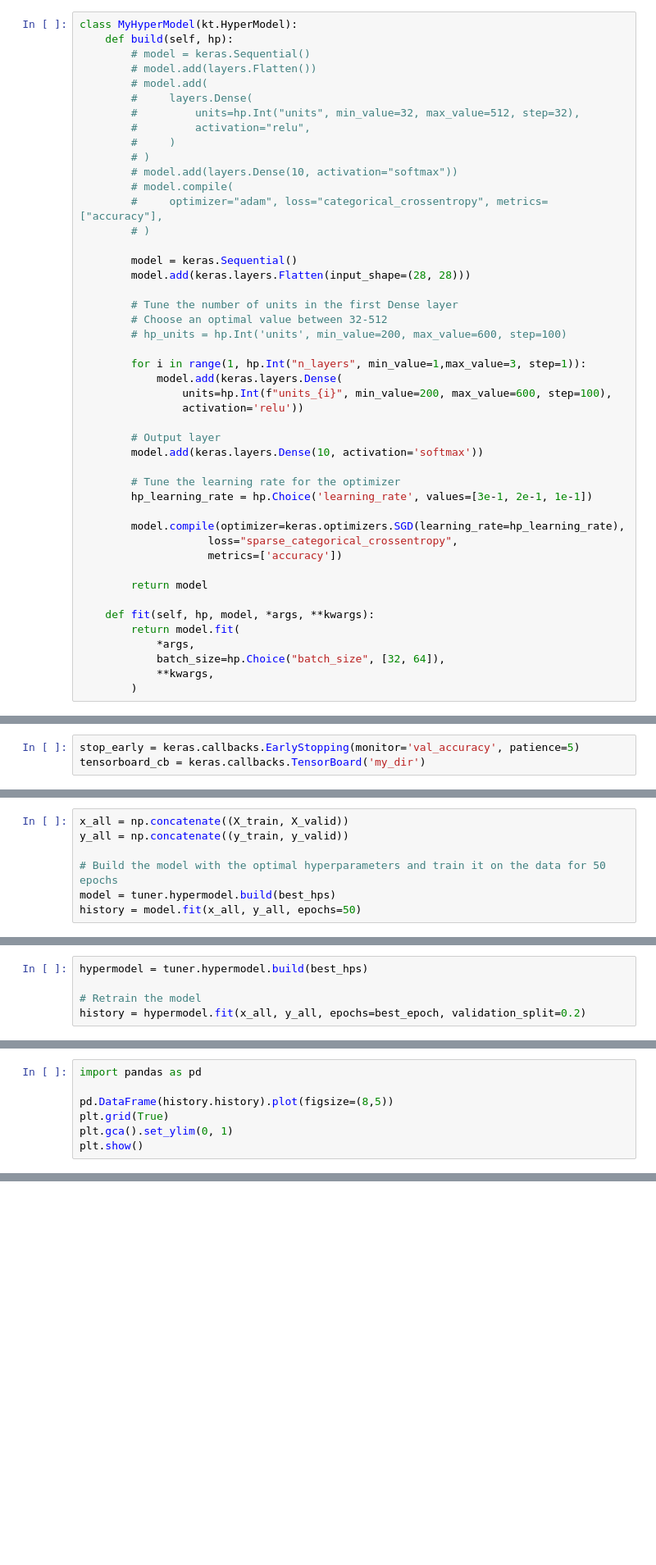
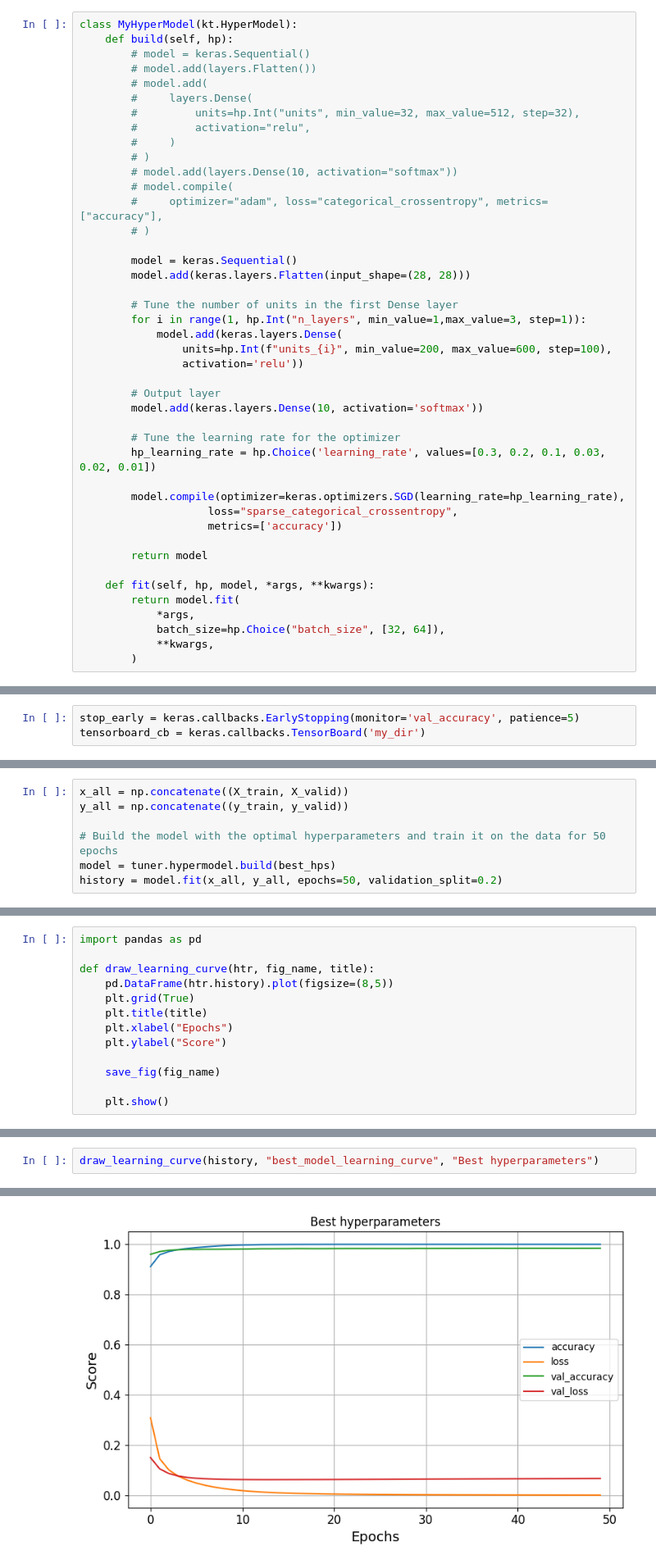
Before and after one commit to nhv96/iai600_assignment_7, a Jupyter notebook: assignment_7_hypertune.ipynb, the cells around one changed output, grey strips where cells are left out. Shown at 82% size. Saved outputs shown, nothing was run; the diff lists cells and outputs as text; blank space fills up the shorter version.

```diff
--- a/assignment_7_hypertune.ipynb
+++ b/assignment_7_hypertune.ipynb
@@ -95,9 +88,6 @@ class MyHyperModel(kt.HyperModel):
         model.add(keras.layers.Flatten(input_shape=(28, 28)))
 
         # Tune the number of units in the first Dense layer
-        # Choose an optimal value between 32-512
-        # hp_units = hp.Int('units', min_value=200, max_value=600, step=100)
-
         for i in range(1, hp.Int("n_layers", min_value=1,max_value=3, step=1)):
             model.add(keras.layers.Dense(
                 units=hp.Int(f"units_{i}", min_value=200, max_value=600, step=100),
@@ -107,7 +97,7 @@ class MyHyperModel(kt.HyperModel):
         model.add(keras.layers.Dense(10, activation='softmax'))
 
         # Tune the learning rate for the optimizer
-        hp_learning_rate = hp.Choice('learning_rate', values=[3e-1, 2e-1, 1e-1])
+        hp_learning_rate = hp.Choice('learning_rate', values=[0.3, 0.2, 0.1, 0.03, 0.02, 0.01])
 
         model.compile(optimizer=keras.optimizers.SGD(learning_rate=hp_learning_rate),
                     loss="sparse_categorical_crossentropy",
@@ -226,6 +203,6 @@ y_all = np.concatenate((y_train, y_valid))
 
 # Build the model with the optimal hyperparameters and train it on the data for 50 epochs
 model = tuner.hypermodel.build(best_hps)
-history = model.fit(x_all, y_all, epochs=50)
+history = model.fit(x_all, y_all, epochs=50, validation_split=0.2)
 # %% [output]
 Epoch 1/50
@@ -254,5 +224,0 @@ Best epoch: 18
-# %%
-hypermodel = tuner.hypermodel.build(best_hps)
-
-# Retrain the model
-history = hypermodel.fit(x_all, y_all, epochs=best_epoch, validation_split=0.2)
@@ -277,7 +225,13 @@ Epoch 18/18
 # %%
 import pandas as pd
 
-pd.DataFrame(history.history).plot(figsize=(8,5))
-plt.grid(True)
-plt.gca().set_ylim(0, 1)
-plt.show()
+def draw_learning_curve(htr, fig_name, title):
+    pd.DataFrame(htr.history).plot(figsize=(8,5))
+    plt.grid(True)
+    plt.title(title)
+    plt.xlabel("Epochs")
+    plt.ylabel("Score")
+
+    save_fig(fig_name)
+
+    plt.show()
@@ -285,0 +245,3 @@ plt.show()
+# %%
+draw_learning_curve(history, "best_model_learning_curve", "Best hyperparameters")
+# %% [output]
@@ -286 +249,2 @@ plt.show()
+[figure, added]
 # %%
```
Also changed, not shown: parts of 22 cells of this notebook, 5 other files.
